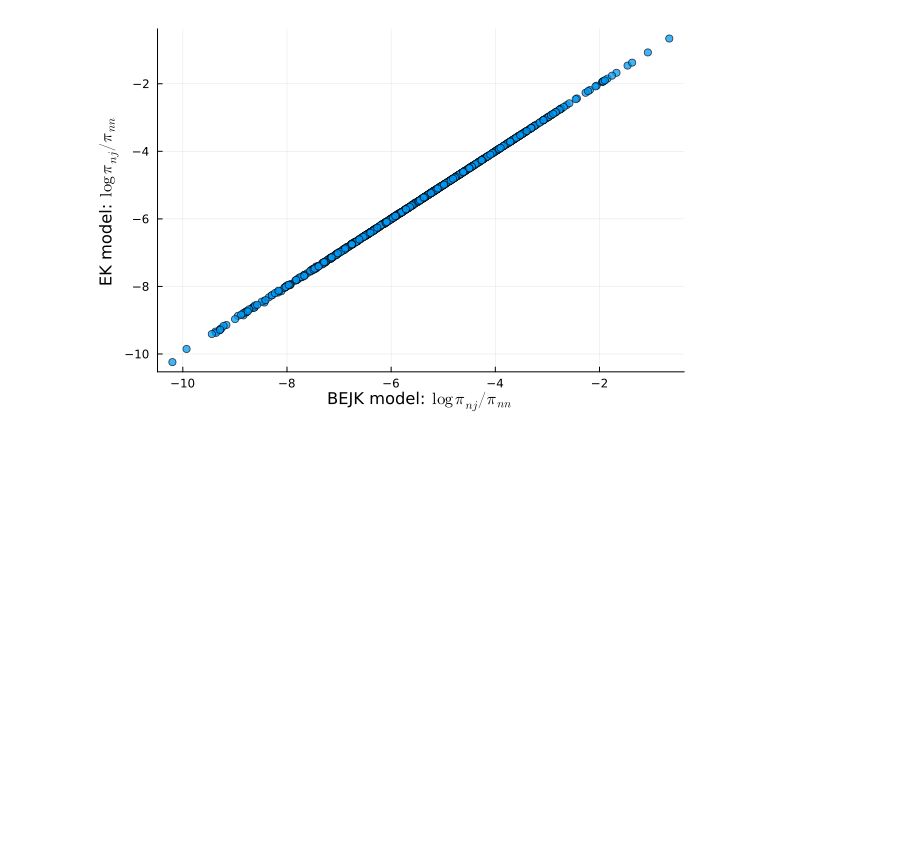
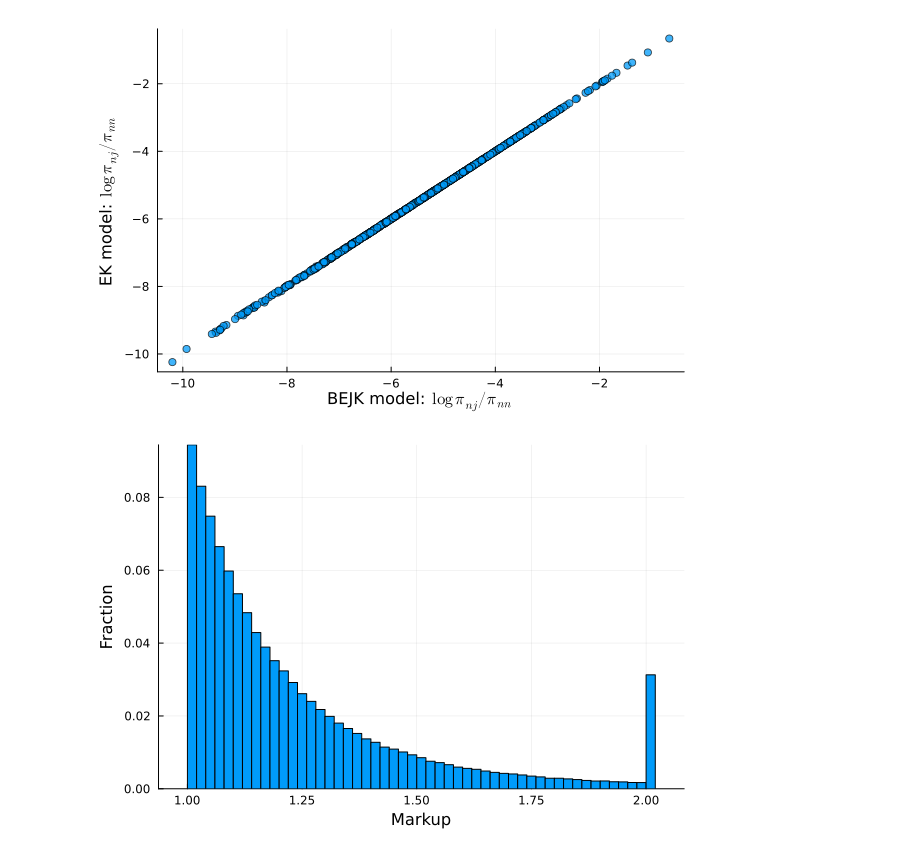
Before and after one commit to mwaugh0328/minnesota-phd-trade-2026, a Jupyter notebook: code/teaching-notebook.ipynb, the cells around one changed output. Drawn from its saved outputs; the diff is of its cells as text; code cells hidden in the pictures; blank space fills up the shorter version.

```diff
--- a/code/teaching-notebook.ipynb
+++ b/code/teaching-notebook.ipynb
@@ -140,3 +120,14 @@ plot(log.(dfmodelbejk.tradeshare), log.(dfmodel.tradeshare), seriestype = :scatt
 # savefig("C:\\github\\minnesota-phd-trade-2026\\notes\\figures\\bejk_trade_model_fit.png")
 # %% [output]
 [figure]
+# %%
+cntry = 15  # or whichever country index you want
+
+histogram(markups[cntry, :],
+    bins = 50,                    # number of bins
+    normalize = :probability,     # values as fractions
+    xlabel = "Markup",
+    ylabel = "Fraction",
+    legend = false)
+# %% [output]
+[figure, added]
```
Also changed, not shown: parts of 3 cells of this notebook.
